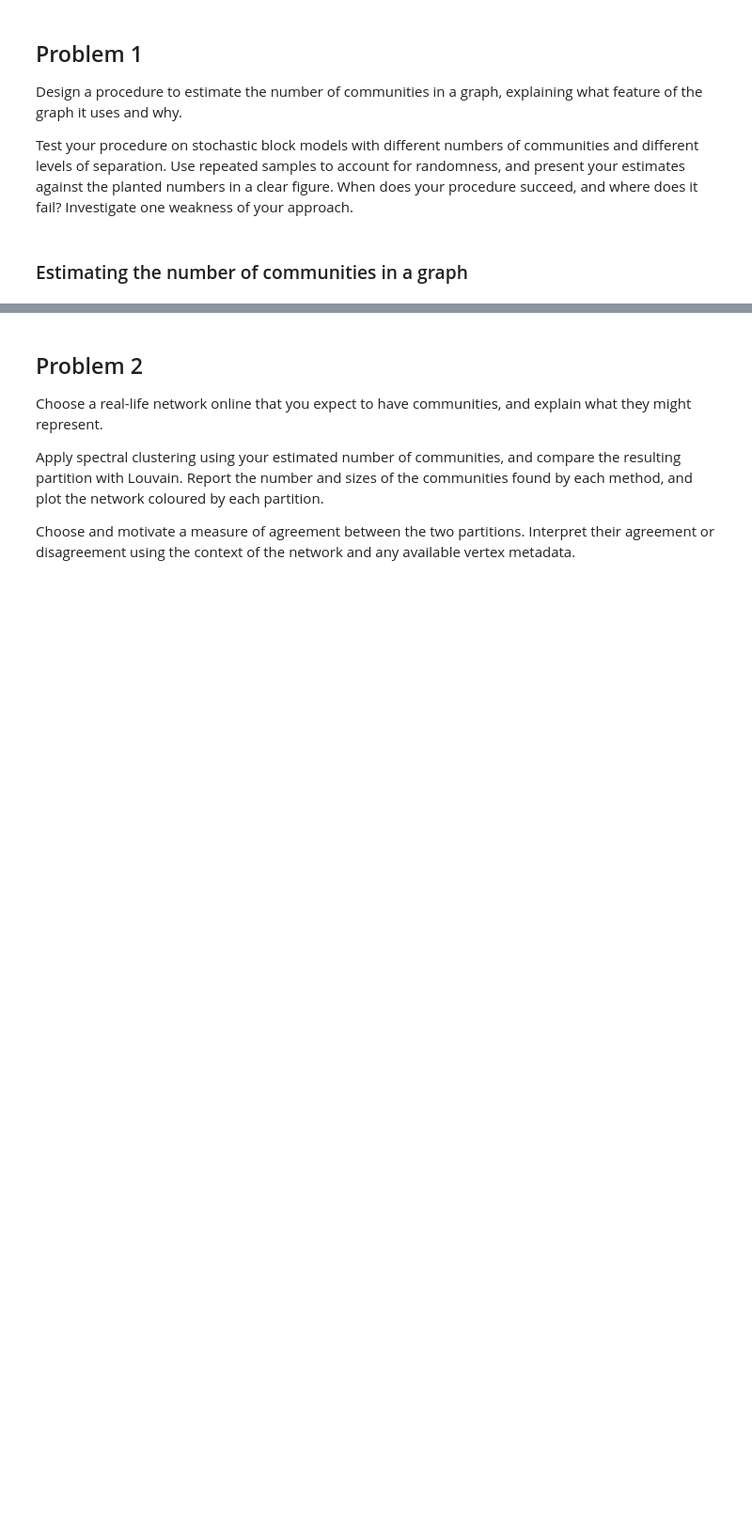
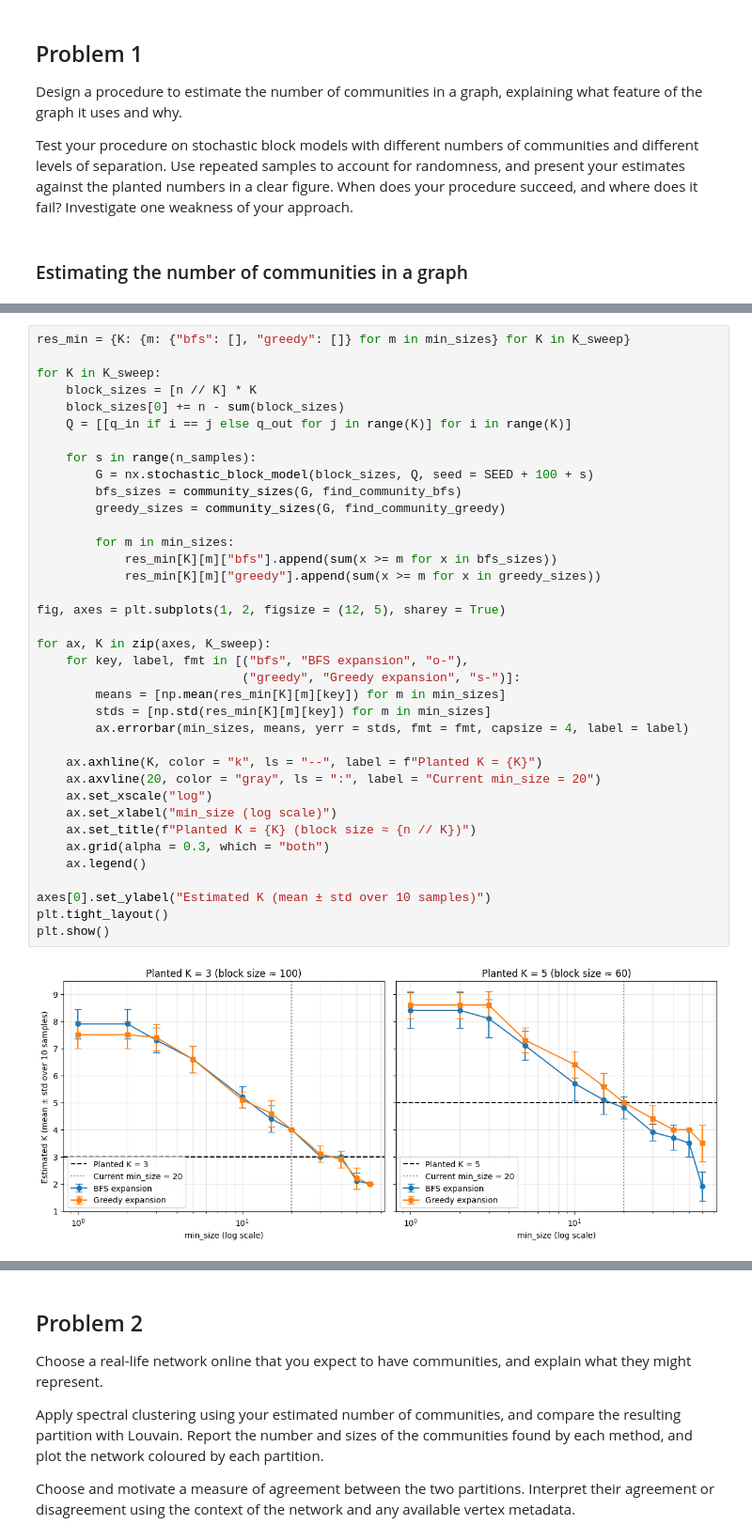
Before and after one commit to tjerkwillems7-ux/complex-networks-assignment-3, a Jupyter notebook: Group_6_Project_3.ipynb, the cells around one changed output, grey strips where cells are left out. Shown at 94% size. Drawn from its saved outputs; the diff is of its cells as text; blank space fills up the shorter version.

```diff
--- a/Group_6_Project_3.ipynb
+++ b/Group_6_Project_3.ipynb
@@ -338,0 +419,39 @@ plt.tight_layout(); plt.show()
+# %%
+res_min = {K: {m: {"bfs": [], "greedy": []} for m in min_sizes} for K in K_sweep}
+
+for K in K_sweep:
+    block_sizes = [n // K] * K
+    block_sizes[0] += n - sum(block_sizes)
+    Q = [[q_in if i == j else q_out for j in range(K)] for i in range(K)]
+
+    for s in range(n_samples):
+        G = nx.stochastic_block_model(block_sizes, Q, seed = SEED + 100 + s)
+        bfs_sizes = community_sizes(G, find_community_bfs)
+        greedy_sizes = community_sizes(G, find_community_greedy)
+
+        for m in min_sizes:
+            res_min[K][m]["bfs"].append(sum(x >= m for x in bfs_sizes))
+            res_min[K][m]["greedy"].append(sum(x >= m for x in greedy_sizes))
+
+fig, axes = plt.subplots(1, 2, figsize = (12, 5), sharey = True)
+
+for ax, K in zip(axes, K_sweep):
+    for key, label, fmt in [("bfs", "BFS expansion", "o-"),
+                            ("greedy", "Greedy expansion", "s-")]:
+        means = [np.mean(res_min[K][m][key]) for m in min_sizes]
+        stds = [np.std(res_min[K][m][key]) for m in min_sizes]
+        ax.errorbar(min_sizes, means, yerr = stds, fmt = fmt, capsize = 4, label = label)
+
+    ax.axhline(K, color = "k", ls = "--", label = f"Planted K = {K}")
+    ax.axvline(20, color = "gray", ls = ":", label = "Current min_size = 20")
+    ax.set_xscale("log")
+    ax.set_xlabel("min_size (log scale)")
+    ax.set_title(f"Planted K = {K} (block size ≈ {n // K})")
+    ax.grid(alpha = 0.3, which = "both")
+    ax.legend()
+
+axes[0].set_ylabel("Estimated K (mean ± std over 10 samples)")
+plt.tight_layout()
+plt.show()
+# %% [output]
+[figure, added]
```
Also changed, not shown: parts of 28 cells of this notebook.
